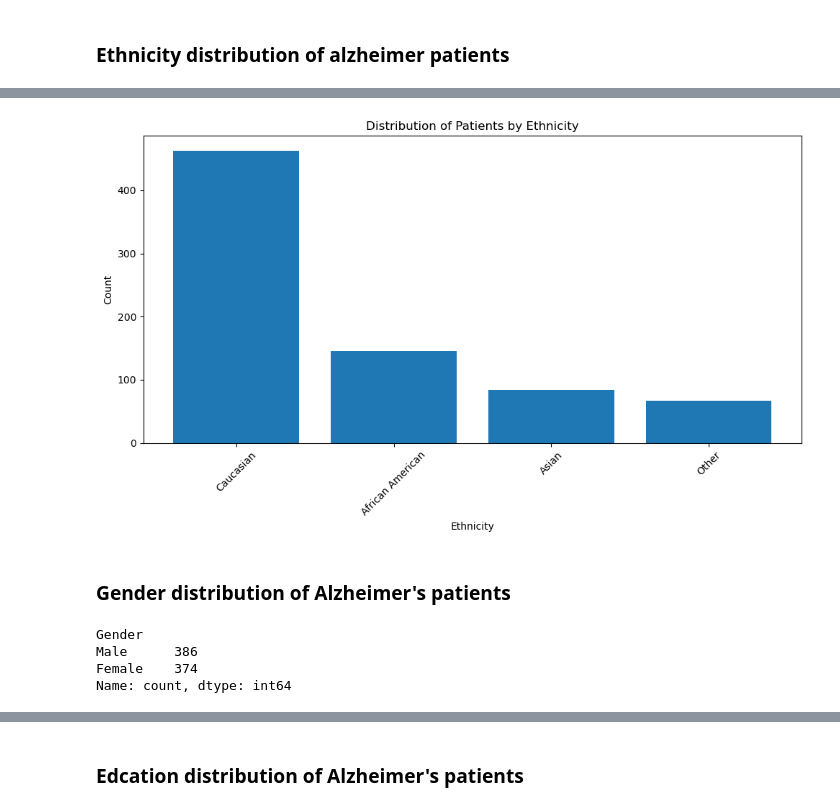
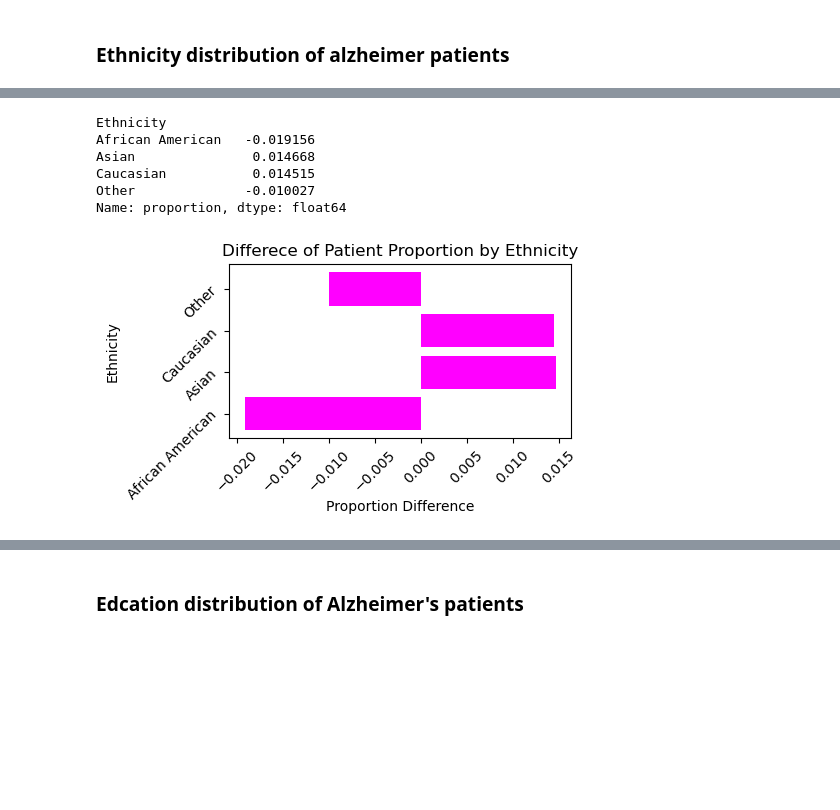
Before and after one commit to Project-4-Team-2/Project-4-Team-2, a Jupyter notebook: alzheimer_analysis_EDA_Visual.ipynb, the cells around one changed output, grey strips where cells are left out. Saved outputs shown, nothing was run; the diff lists cells and outputs as text; code cells hidden in the pictures; blank space fills up the shorter version.

```diff
--- a/alzheimer_analysis_EDA_Visual.ipynb
+++ b/alzheimer_analysis_EDA_Visual.ipynb
@@ -117,6 +166,6 @@ Diagnosis
 Name: count, dtype: int64
 # %%
 # keep only columns of "Ethinicity", "Gender", , "Age", and "EducationLevel"
-alzheimer_clean_df = alzheimer_df[['Ethnicity', 'Gender', 'Age', 'EducationLevel', 'Diagnosis']]
+alzheimer_clean_df = alzheimer_df[['Diagnosis', 'Ethnicity', 'Gender','Age', 'EducationLevel']]
 alzheimer_clean_df
 # %% [output]
@@ -278 +497,5 @@ Other                67
 Name: count, dtype: int64
+# %%
+# Calculate the ethnicity proprtion of all participents
+ethnicity_proportions = alzheimer_EGAE_df['Ethnicity'].value_counts(normalize=True)
+print(ethnicity_proportions)
@@ -278,0 +509,7 @@ Name: count, dtype: int64
+# %%
+# Filter the dataframe for AD patients
+ad = alzheimer_EGAE_df[alzheimer_EGAE_df['Diagnosis']=='Yes']
+# Calculate the proportion of AD patients in each ethnicity group based on all patients
+ethnicity_proportions_ad = ad['Ethnicity'].value_counts(normalize=True)
+
+print(ethnicity_proportions_ad)
@@ -279,28 +551,25 @@ Name: count, dtype: int64
+# %%
+# Calculate the difference between AD patient proportion of ethinicity group and ethnicity proportion
+ethn_prop_diff = ethnicity_proportions_ad - ethnicity_proportions
+ethn_prop_diff
+# %% [output]
+Ethnicity
+African American   -0.019156
+Asian               0.014668
+Caucasian           0.014515
+Other              -0.010027
+Name: proportion, dtype: float64
 # %%
-"""
-Counts the occurrences of each ethnicity in the `alzheimer_EGAE_df_ad` DataFrame.
-"""
-# Count the occurrences of each ethnicity
-ethnicity_counts_ad = alzheimer_EGAE_df_ad['Ethnicity'].value_counts()
-
 # Create the bar graph
-plt.figure(figsize=(10, 6))
-plt.bar(ethnicity_counts_ad.index, ethnicity_counts_ad.values)
-plt.xlabel('Ethnicity')
-plt.ylabel('Count')
-plt.title('Distribution of Patients by Ethnicity')
+plt.figure(figsize=(5, 3))
+plt.barh(ethn_prop_diff.index, ethn_prop_diff.values, color='magenta')
+plt.xlabel('Proportion Difference')
+plt.ylabel('Ethnicity')
+plt.title('Differece of Patient Proportion by Ethnicity')
 plt.xticks(rotation=45)
+plt.yticks(rotation=45)
 plt.tight_layout()
+plt.savefig('ethn_prop_diff.png')
 plt.show()
 # %% [output]
-[figure, old version]
+[figure, new version]
-# %% [markdown]
-### Gender distribution of Alzheimer's patients
-# %%
-# Review value counts of gender
-alzheimer_EGAE_df_ad['Gender'].value_counts()
-# %% [output]
-Gender
-Male      386
-Female    374
-Name: count, dtype: int64
```
Also changed, not shown: parts of 72 cells of this notebook.
